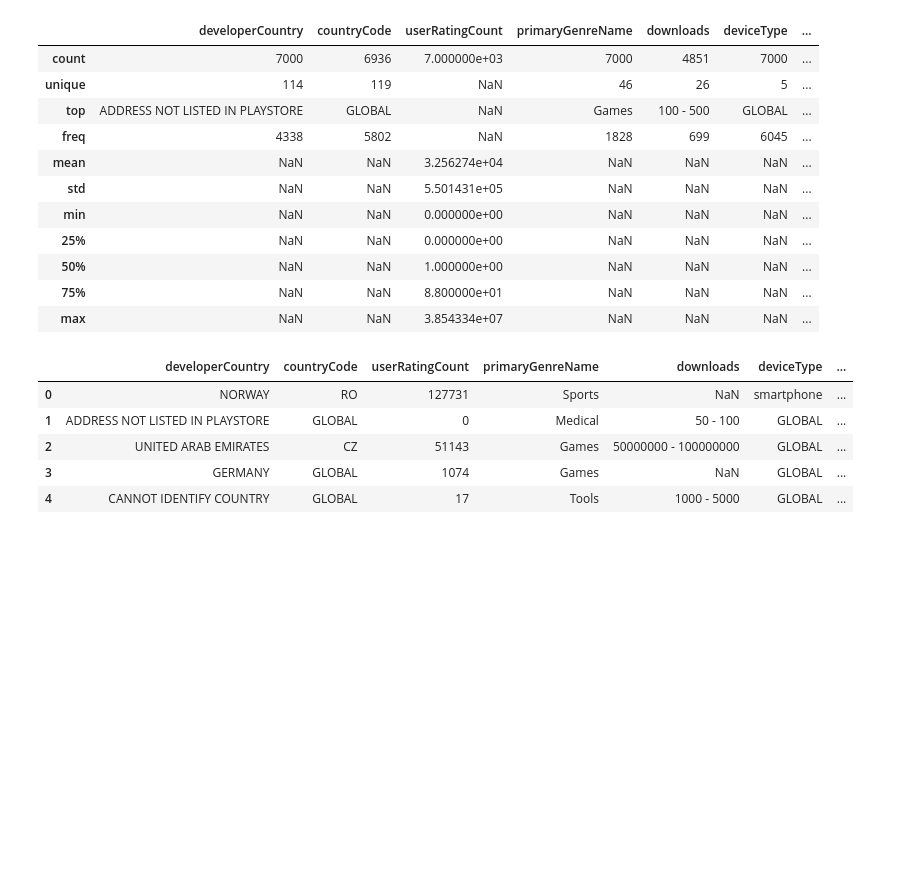
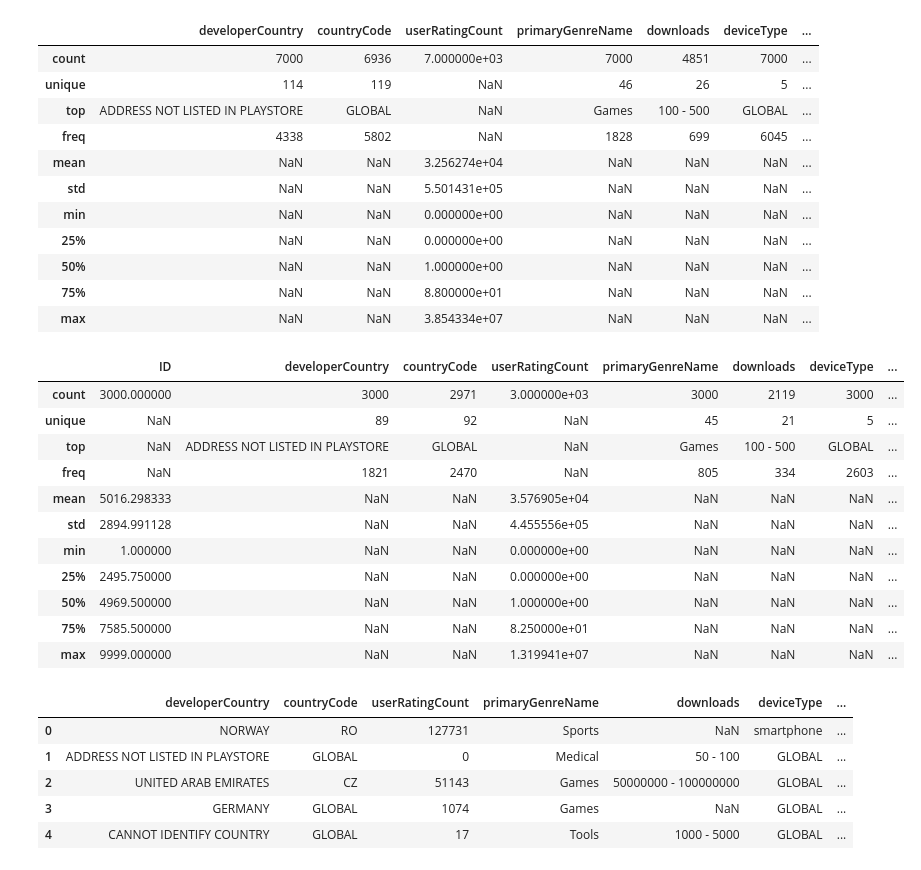
Before and after one commit to kirisame-ame/findit, a Jupyter notebook: main.ipynb, the cells around one changed output. Drawn from its saved outputs; the diff is of its cells as text; code cells hidden in the pictures; blank space fills up the shorter version.

```diff
--- a/main.ipynb
+++ b/main.ipynb
@@ -50,6 +58,21 @@ train.describe(include='all')
 | 50% | NaN | NaN | 1.000000e+00 | NaN | NaN | NaN | ... |
 | 75% | NaN | NaN | 8.800000e+01 | NaN | NaN | NaN | ... |
 | max | NaN | NaN | 3.854334e+07 | NaN | NaN | NaN | ... |
+# %%
+test.describe(include='all')
+# %% [output]
+|  | ID | developerCountry | countryCode | userRatingCount | primaryGenreName | downloads | deviceType | ... |
+| count | 3000.000000 | 3000 | 2971 | 3.000000e+03 | 3000 | 2119 | 3000 | ... |
+| unique | NaN | 89 | 92 | NaN | 45 | 21 | 5 | ... |
+| top | NaN | ADDRESS NOT LISTED IN PLAYSTORE | GLOBAL | NaN | Games | 100 - 500 | GLOBAL | ... |
+| freq | NaN | 1821 | 2470 | NaN | 805 | 334 | 2603 | ... |
+| mean | 5016.298333 | NaN | NaN | 3.576905e+04 | NaN | NaN | NaN | ... |
+| std | 2894.991128 | NaN | NaN | 4.455556e+05 | NaN | NaN | NaN | ... |
+| min | 1.000000 | NaN | NaN | 0.000000e+00 | NaN | NaN | NaN | ... |
+| 25% | 2495.750000 | NaN | NaN | 0.000000e+00 | NaN | NaN | NaN | ... |
+| 50% | 4969.500000 | NaN | NaN | 1.000000e+00 | NaN | NaN | NaN | ... |
+| 75% | 7585.500000 | NaN | NaN | 8.250000e+01 | NaN | NaN | NaN | ... |
+| max | 9999.000000 | NaN | NaN | 1.319941e+07 | NaN | NaN | NaN | ... |
 # %%
 train.head()
 # %% [output]
```
Also changed, not shown: parts of 43 cells of this notebook, 1 other file.
